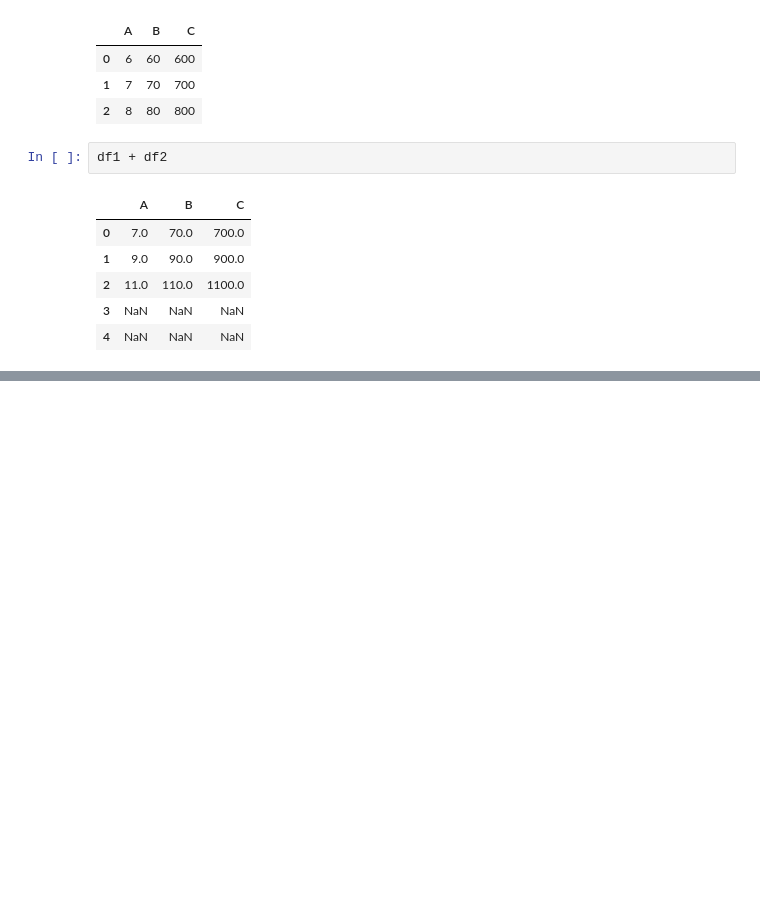
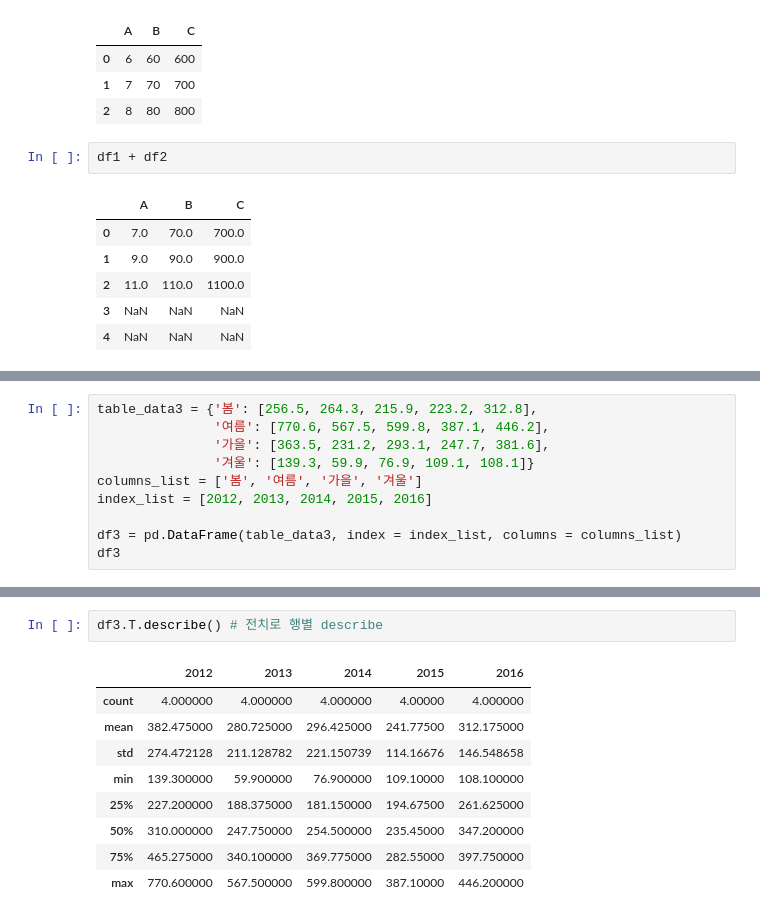
Before and after one commit to db3124/bigdata_maestro, a Jupyter notebook: Python/myPyCode/chap11_Pandas.ipynb, the cells around one changed output, grey strips where cells are left out. Drawn from its saved outputs; the diff is of its cells as text; blank space fills up the shorter version.

```diff
--- a/Python/myPyCode/chap11_Pandas.ipynb
+++ b/Python/myPyCode/chap11_Pandas.ipynb
@@ -373,0 +380,10 @@ df1 + df2
+# %%
+table_data3 = {'봄': [256.5, 264.3, 215.9, 223.2, 312.8],
+               '여름': [770.6, 567.5, 599.8, 387.1, 446.2],
+               '가을': [363.5, 231.2, 293.1, 247.7, 381.6],
+               '겨울': [139.3, 59.9, 76.9, 109.1, 108.1]}
+columns_list = ['봄', '여름', '가을', '겨울']
+index_list = [2012, 2013, 2014, 2015, 2016]
+
+df3 = pd.DataFrame(table_data3, index = index_list, columns = columns_list)
+df3
@@ -373,0 +443,12 @@ df1 + df2
+# %%
+df3.T.describe() # 전치로 행별 describe
+# %% [output]
+|  | 2012 | 2013 | 2014 | 2015 | 2016 |
+| count | 4.000000 | 4.000000 | 4.000000 | 4.00000 | 4.000000 |
+| mean | 382.475000 | 280.725000 | 296.425000 | 241.77500 | 312.175000 |
+| std | 274.472128 | 211.128782 | 221.150739 | 114.16676 | 146.548658 |
+| min | 139.300000 | 59.900000 | 76.900000 | 109.10000 | 108.100000 |
+| 25% | 227.200000 | 188.375000 | 181.150000 | 194.67500 | 261.625000 |
+| 50% | 310.000000 | 247.750000 | 254.500000 | 235.45000 | 347.200000 |
+| 75% | 465.275000 | 340.100000 | 369.775000 | 282.55000 | 397.750000 |
+| max | 770.600000 | 567.500000 | 599.800000 | 387.10000 | 446.200000 |
```
Also changed, not shown: parts of 86 cells of this notebook, 4 other files.
